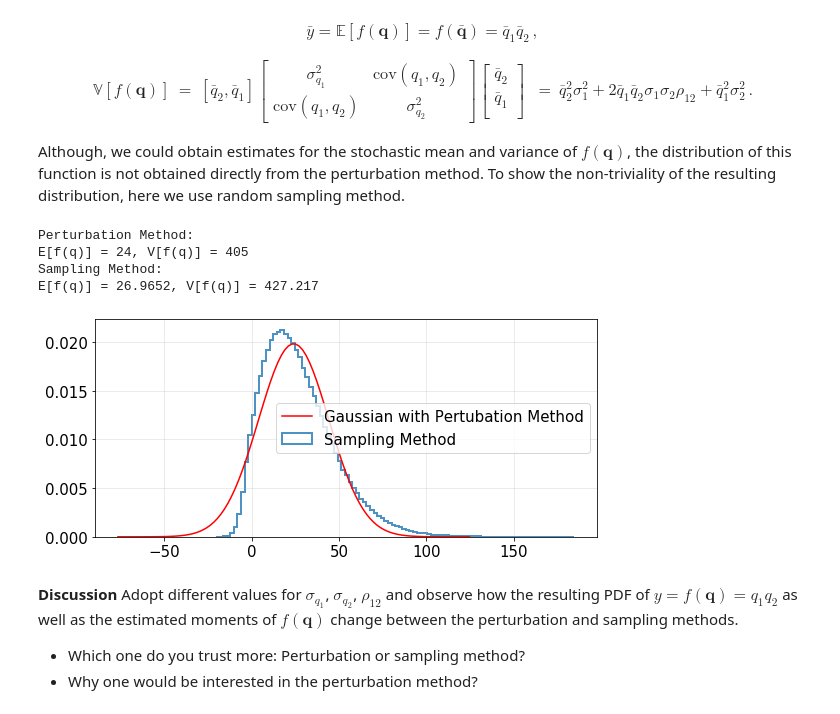
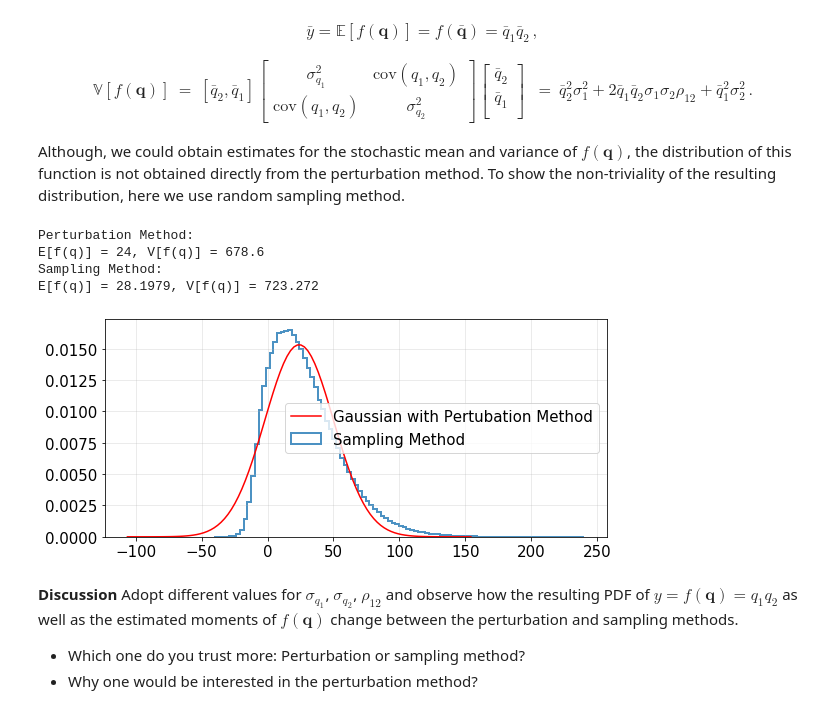
Before and after one commit to eLearn-Hub/UQ-course-pub, a Jupyter notebook: pertFWD_pub.ipynb, the cells around one changed output. Cells and saved outputs as stored; diff of their text form; code cells hidden in the pictures.

```diff
--- a/pertFWD_pub.ipynb
+++ b/pertFWD_pub.ipynb
@@ -159,37 +159,37 @@ To show the non-triviality of the resulting distribution, here we use random sam
 # %%
 #settings
 M=[4,6]  #mean of q1,q2
-sig=[2.5,1.5,0.8]   #sigma_1, sigma_2, rho12
+sig=[3.5,1.5,0.8]   #sigma_1, sigma_2, rho12
 
 #Perturbation method
 print('Perturbation Method:')
 mean_pert=M[0]*M[1]
 var_pert=M[1]**2*sig[0]**2+2*M[0]*M[1]*sig[0]*sig[1]*sig[2]+M[0]**2*sig[1]**2
 print('E[f(q)] = %g, V[f(q)] = %g' %(mean_pert,var_pert))
 
 #MC sampling method
 K=np.asarray([[sig[0]**2,sig[0]*sig[1]*sig[2]],[sig[0]*sig[1]*sig[2],sig[1]**2]])
 q = np.random.multivariate_normal(mean=M, cov=K, size=1000000)
 z=q[:,0]*q[:,1]
 
 print('Sampling Method:')
 mean_sam=np.mean(z)
 var_sam=np.std(z)**2
 print('E[f(q)] = %g, V[f(q)] = %g' %(mean_sam,var_sam))
 
 #plot pdfs
 plt.figure(figsize=(9,4))
 x_=np.linspace(mean_pert-5*mt.sqrt(var_pert),mean_pert+5*mt.sqrt(var_pert),100)
 plt.plot(x_,stats.norm.pdf(x_, mean_pert,mt.sqrt(var_pert)),'-r',label='Gaussian with Pertubation Method')
 _=plt.hist(z,bins=100,density=True,histtype='step',alpha=0.8,lw=2,label='Sampling Method')
 plt.legend(loc='best')
 plt.grid(alpha=0.3)
 # %% [output]
 Perturbation Method:
-E[f(q)] = 24, V[f(q)] = 405
+E[f(q)] = 24, V[f(q)] = 678.6
 Sampling Method:
-E[f(q)] = 26.9652, V[f(q)] = 427.217
+E[f(q)] = 28.1979, V[f(q)] = 723.272
-[figure, old version]
+[figure, new version]
 # %% [markdown]
 **Discussion**
 Adopt different values for $\sigma_{q_1}$, $\sigma_{q_2}$, $\rho_{12}$ and observe how the resulting PDF of $y=f(\mathbf{q})=q_1 q_2$ as well as the estimated moments of $f(\mathbf{q})$ change between the perturbation and sampling methods.
```
Also changed, not shown: parts of 1 cell of this notebook, 4 other files.
